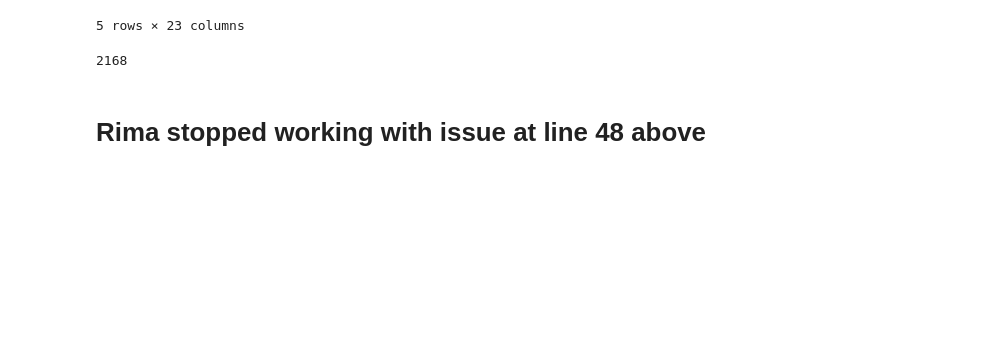
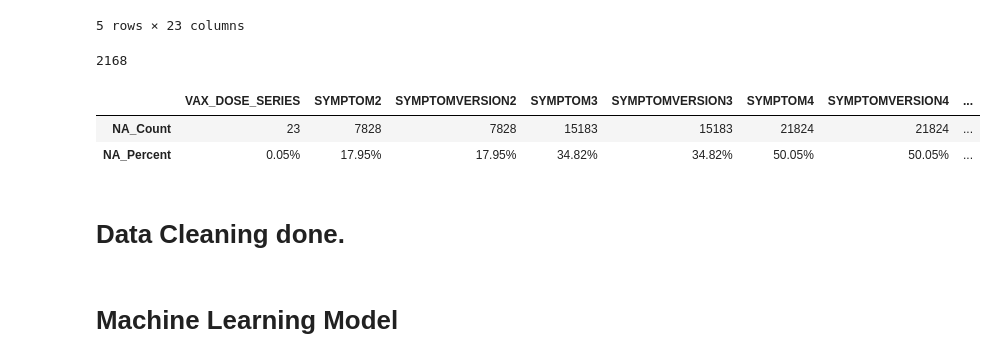
Before and after one commit to zoomdmartin02/Covid_Vaccine_Analysis, a Jupyter notebook: Model_team11.ipynb, the cells around one changed output. Cells and saved outputs as stored; diff of their text form; code cells hidden in the pictures; blank space fills up the shorter version.

```diff
--- a/Model_team11.ipynb
+++ b/Model_team11.ipynb
@@ -249,5 +249,13 @@ VAERS_ALL_DATA_COVID.head()
 len(VAERS_ALL_DATA_COVID.loc[VAERS_ALL_DATA_COVID['DIED'] == 1])
 # %% [output]
 2168
-# %% [markdown]
-# Rima stopped working with issue at line 48 above
+# %%
+# Columns with missing (NA) data
+pd.set_option('display.max_colwidth', -1)
+VAERS_ALL_DATA_COVID_NA = pd.DataFrame(data=[VAERS_ALL_DATA_COVID.isna().sum().tolist(), ["{:.2f}".format(i)+'%' for i in (VAERS_ALL_DATA_COVID.isna().sum()/VAERS_ALL_DATA_COVID.shape[0]*100).tolist()]],
+            columns=VAERS_ALL_DATA_COVID.columns, index=['NA_Count', 'NA_Percent']).transpose()
+VAERS_ALL_DATA_COVID_NA[VAERS_ALL_DATA_COVID_NA['NA_Count']>0].transpose()
+# %% [output]
+|  | VAX_DOSE_SERIES | SYMPTOM2 | SYMPTOMVERSION2 | SYMPTOM3 | SYMPTOMVERSION3 | SYMPTOM4 | SYMPTOMVERSION4 | ... |
+| NA_Count | 23 | 7828 | 7828 | 15183 | 15183 | 21824 | 21824 | ... |
+| NA_Percent | 0.05% | 17.95% | 17.95% | 34.82% | 34.82% | 50.05% | 50.05% | ... |
@@ -254,3 +269,7 @@ len(VAERS_ALL_DATA_COVID.loc[VAERS_ALL_DATA_COVID['DIED'] == 1])
+# %% [markdown]
+# Data Cleaning done.
+# %% [markdown]
+# Machine Learning Model
 # %%
 ###############
 # %%
```
Also changed, not shown: parts of 3 cells of this notebook.
